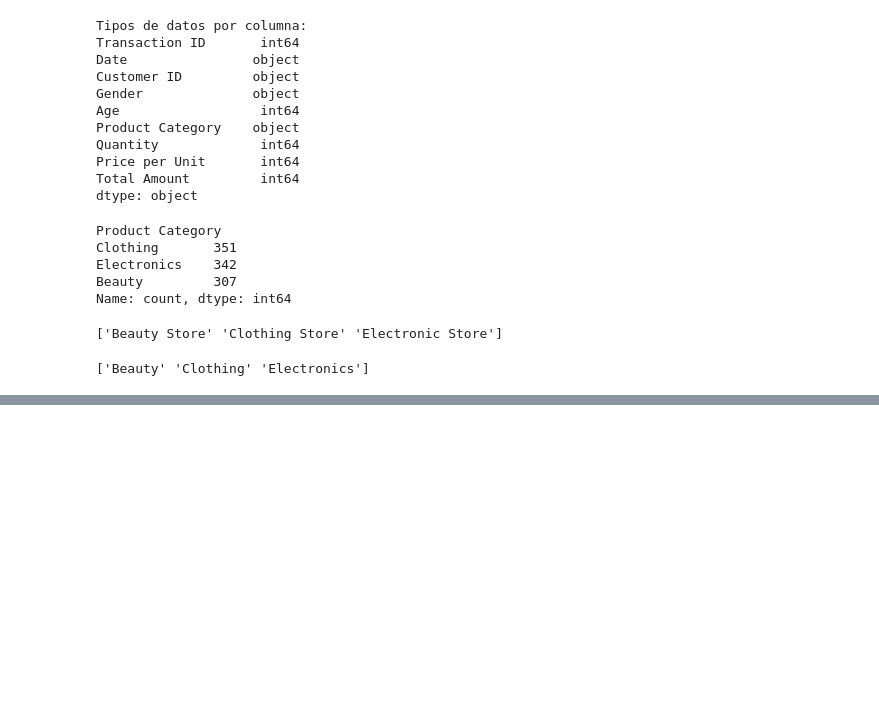
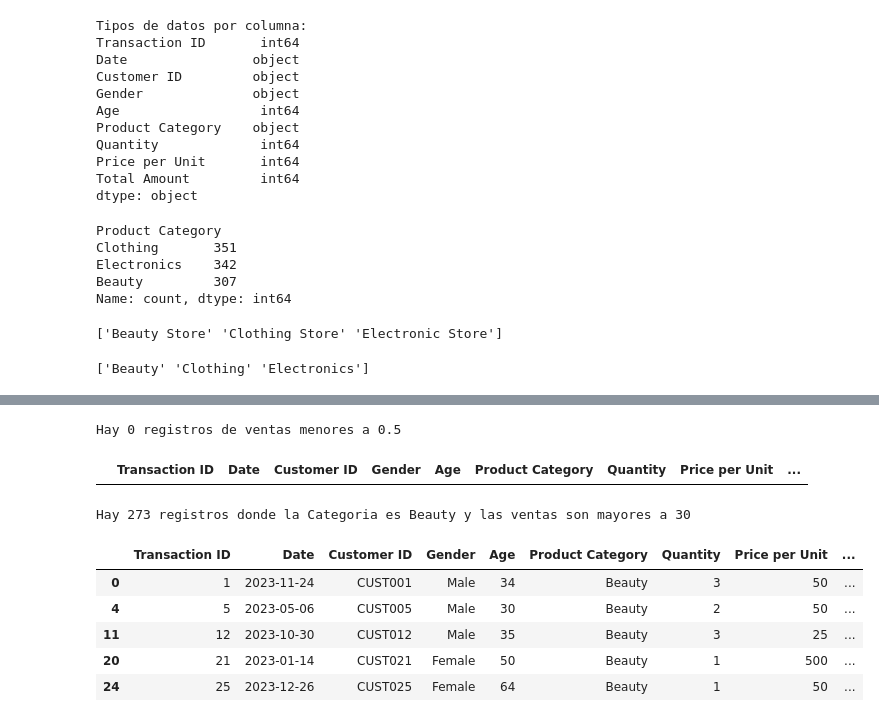
Before and after one commit to kalex066/RetailSales_DataAnalysis, a Jupyter notebook: notebooks/RetailSales_Analysis.ipynb, the cells around one changed output, grey strips where cells are left out. Drawn from its saved outputs; the diff is of its cells as text; code cells hidden in the pictures; blank space fills up the shorter version.

```diff
--- a/notebooks/RetailSales_Analysis.ipynb
+++ b/notebooks/RetailSales_Analysis.ipynb
@@ -148,0 +164,25 @@ print(df_rs['Product Category'].unique())
+# %%
+# mostrar solo las filas donde el precio  sea menor a 0.5
+ventas_menores = df_rs[df_rs['Price per Unit'] < 0.5 ]
+print(f'Hay {len(ventas_menores)} registros de ventas menores a 0.5')
+ventas_menores.head()
+# %% [output]
+Hay 0 registros de ventas menores a 0.5
+|  | Transaction ID | Date | Customer ID | Gender | Age | Product Category | Quantity | Price per Unit | ... |
+# %%
+# Utilizando el método query(), filtra el DataFrame para mostrar las filas donde el producto sea Manzanas y las ventas sean mayores a 30.
+
+'''El dataset no tiene productos manzana, las categorias de producto son Beauty, Clothing y
+Electronics. Para practicar el filtro, buscare los Product Category Beauty con ventas > 30'''
+
+ventas_beauty_30 = df_rs.query("`Product Category` == 'Beauty' and `Total Amount` > 30")
+print(f"Hay {len(ventas_beauty_30)} registros donde la Categoria es Beauty y las ventas son mayores a 30")
+ventas_beauty_30.head()
+# %% [output]
+Hay 273 registros donde la Categoria es Beauty y las ventas son mayores a 30
+|  | Transaction ID | Date | Customer ID | Gender | Age | Product Category | Quantity | Price per Unit | ... |
+| 0 | 1 | 2023-11-24 | CUST001 | Male | 34 | Beauty | 3 | 50 | ... |
+| 4 | 5 | 2023-05-06 | CUST005 | Male | 30 | Beauty | 2 | 50 | ... |
+| 11 | 12 | 2023-10-30 | CUST012 | Male | 35 | Beauty | 3 | 25 | ... |
+| 20 | 21 | 2023-01-14 | CUST021 | Female | 50 | Beauty | 1 | 500 | ... |
+| 24 | 25 | 2023-12-26 | CUST025 | Female | 64 | Beauty | 1 | 50 | ... |
```
Also changed, not shown: parts of 2 cells of this notebook.
